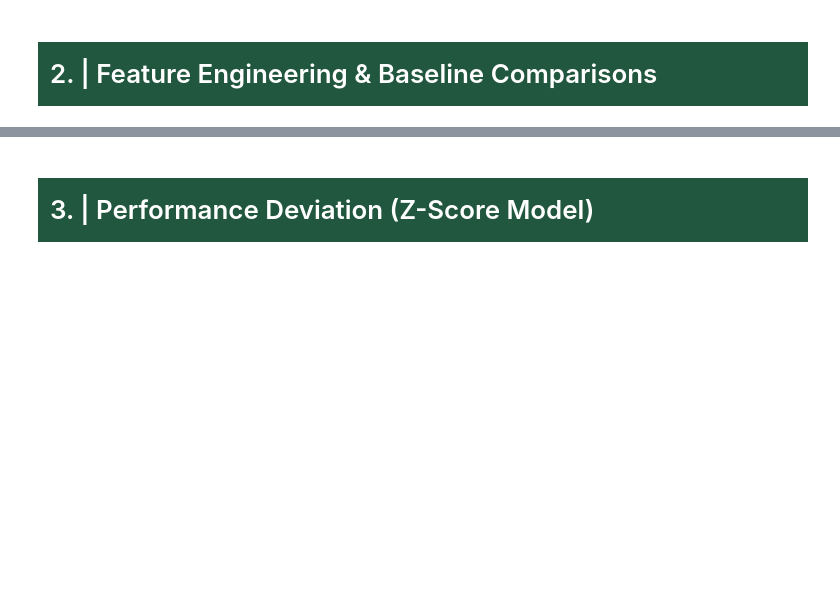
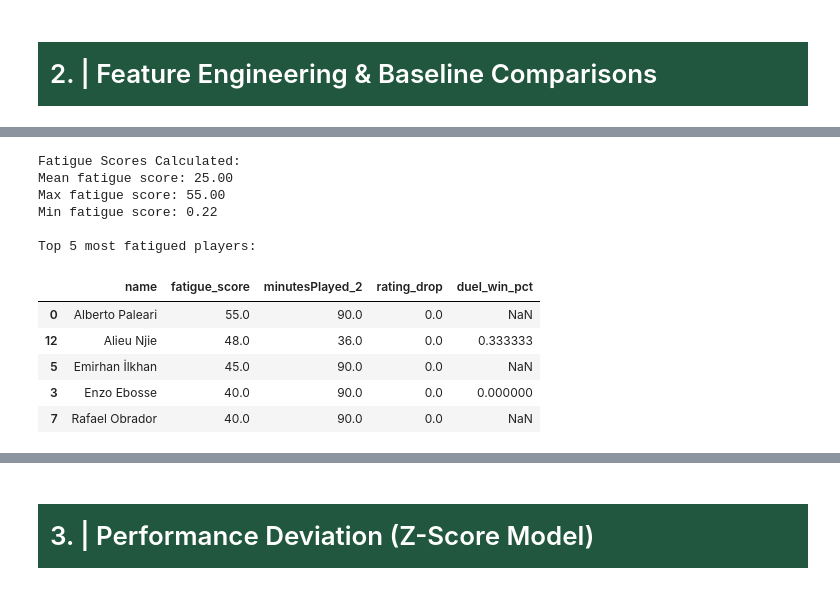
Before and after one commit to AI-Assistant-for-Football-Tactical/AI, a Jupyter notebook: in_match.ipynb, the cells around one changed output, grey strips where cells are left out. Cells and saved outputs as stored; diff of their text form; code cells hidden in the pictures; blank space fills up the shorter version.

```diff
--- a/in_match.ipynb
+++ b/in_match.ipynb
@@ -800,0 +883,78 @@ player_delta , events_delta , heatmaps_delta , shotmaps_delta , features_delta =
+# %%
+def compute_fatigue_score(on_pitch_df):
+    """
+    Computes a 0-100 fatigue proxy based on:
+    - Minutes played (0-20 points): longer minutes = more fatigue
+    - Rating drop (0-25 points): performance decline indicates fatigue
+    - Pass accuracy drop (0-20 points): lower accuracy in this window = fatigue
+    - Ball carry efficiency (0-15 points): low distance/touches = fatigue
+    - Duel win rate (0-20 points): losing more duels = fatigue
+    """
+    df = on_pitch_df.copy()
+
+    # Ensure all required columns exist
+    for col in ['minutesPlayed_2', 'rating_1', 'rating_2', 'accuratePass_delta', 'totalPass_delta',
+                'totalBallCarriesDistance_delta', 'touches_delta', 'duelWon_delta', 'duelLost_delta']:
+        if col not in df.columns:
+            df[col] = 0.0
+
+    # ===== FATIGUE COMPONENT 1: Minutes Played (0-20 points) =====
+    # More minutes = more fatigue, max at 90 min
+    df['fatigue_minutes'] = (df['minutesPlayed_2'].fillna(0) / 90.0) * 20.0
+    df['fatigue_minutes'] = df['fatigue_minutes'].clip(upper=20.0)
+
+    # ===== FATIGUE COMPONENT 2: Rating Drop (0-25 points) =====
+    # Lower rating in snap2 vs snap1 = fatigue
+    df['rating_drop'] = df['rating_1'].fillna(6.0) - df['rating_2'].fillna(6.0)
+    # Normalize: 0 drop = 0 points, 1.0 drop = 25 points
+    df['fatigue_rating'] = (df['rating_drop'].clip(lower=0) / 1.0) * 25.0
+    df['fatigue_rating'] = df['fatigue_rating'].clip(upper=25.0)
+
+    # ===== FATIGUE COMPONENT 3: Pass Accuracy in Window (0-20 points) =====
+    # Lower pass accuracy in recent window indicates fatigue
+    df['pass_acc_window'] = df['accuratePass_delta'] / df['totalPass_delta'].replace(0, np.nan)
+    df['fatigue_pass'] = 0.0
+    df.loc[df['pass_acc_window'] < 0.85, 'fatigue_pass'] = 10.0
+    df.loc[df['pass_acc_window'] < 0.70, 'fatigue_pass'] = 20.0
+
+    # ===== FATIGUE COMPONENT 4: Ball Carry Efficiency (0-15 points) =====
+    # Low distance with high touches = tired, not carrying ball effectively
+    df['fatigue_carry'] = 0.0
+    low_carry = (df['totalBallCarriesDistance_delta'] < 5.0) & (df['touches_delta'] > 3)
+    df.loc[low_carry, 'fatigue_carry'] = 15.0
+
+    # ===== FATIGUE COMPONENT 5: Duel Win Rate (0-20 points) =====
+    # Losing more duels indicates reduced physical/mental engagement
+    df['total_duels_delta'] = df['duelWon_delta'] + df['duelLost_delta']
+    df['duel_win_pct'] = df['duelWon_delta'] / df['total_duels_delta'].replace(0, np.nan)
+    df['fatigue_duel'] = 0.0
+    df.loc[df['duel_win_pct'] < 0.50, 'fatigue_duel'] = 10.0
+    df.loc[df['duel_win_pct'] < 0.40, 'fatigue_duel'] = 20.0
+
+    # ===== FINAL FATIGUE SCORE (0-100) =====
+    df['fatigue_score'] = df[['fatigue_minutes', 'fatigue_rating', 'fatigue_pass', 'fatigue_carry', 'fatigue_duel']].sum(axis=1)
+    df['fatigue_score'] = df['fatigue_score'].clip(upper=100.0).fillna(0)
+
+    return df
+
+# Run and Output
+fatigue_features = compute_fatigue_score(on_pitch)
+print("Fatigue Scores Calculated:")
+print(f"Mean fatigue score: {fatigue_features['fatigue_score'].mean():.2f}")
+print(f"Max fatigue score: {fatigue_features['fatigue_score'].max():.2f}")
+print(f"Min fatigue score: {fatigue_features['fatigue_score'].min():.2f}")
+print("\nTop 5 most fatigued players:")
+display(fatigue_features[['name', 'fatigue_score', 'minutesPlayed_2', 'rating_drop', 'duel_win_pct']].nlargest(5, 'fatigue_score'))
+# %% [output]
+Fatigue Scores Calculated:
+Mean fatigue score: 25.00
+Max fatigue score: 55.00
+Min fatigue score: 0.22
+
+Top 5 most fatigued players:
+|  | name | fatigue_score | minutesPlayed_2 | rating_drop | duel_win_pct |
+| 0 | Alberto Paleari | 55.0 | 90.0 | 0.0 | NaN |
+| 12 | Alieu Njie | 48.0 | 36.0 | 0.0 | 0.333333 |
+| 5 | Emirhan İlkhan | 45.0 | 90.0 | 0.0 | NaN |
+| 3 | Enzo Ebosse | 40.0 | 90.0 | 0.0 | 0.000000 |
+| 7 | Rafael Obrador | 40.0 | 90.0 | 0.0 | NaN |
```
Also changed, not shown: parts of 23 cells of this notebook.
